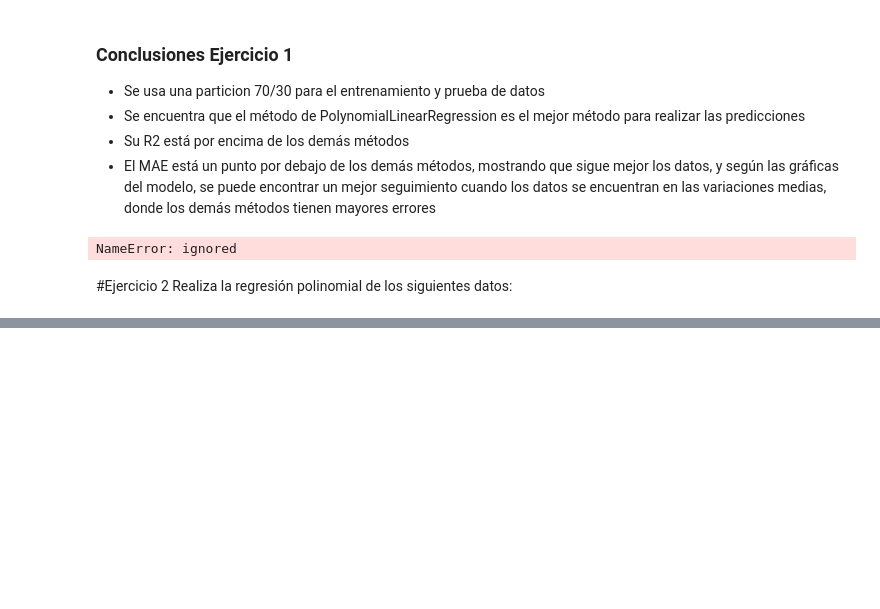
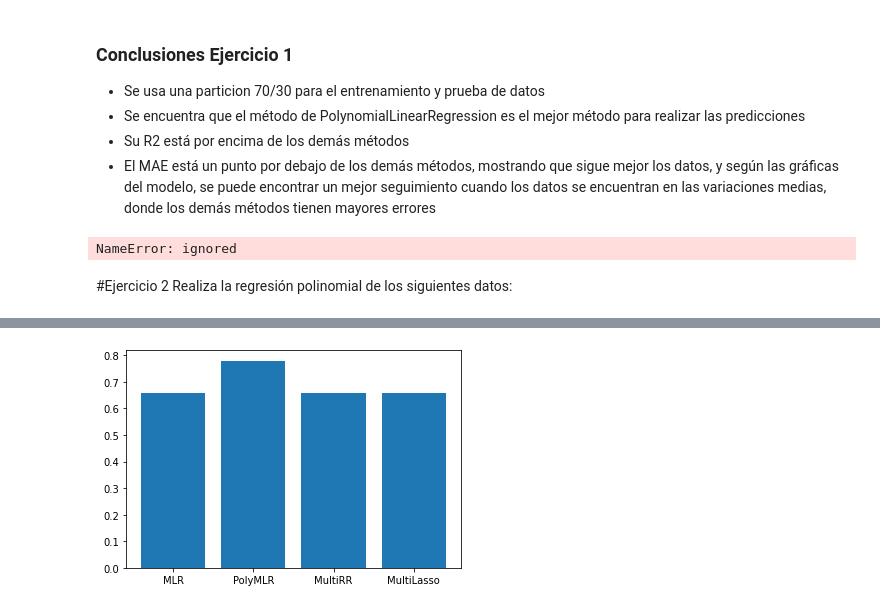
Before and after one commit to PosgradoMNA/actividades-de-aprendizaje-ajuarezjc, a Jupyter notebook: RegresionLinearPolinomial_A01168444.ipynb, the cells around one changed output, grey strips where cells are left out. Cells and saved outputs as stored; diff of their text form; code cells hidden in the pictures; blank space fills up the shorter version.

```diff
--- a/RegresionLinearPolinomial_A01168444.ipynb
+++ b/RegresionLinearPolinomial_A01168444.ipynb
@@ -559,0 +717,26 @@ print(f'Tamaño del X_test: {X_test.shape}')
+# %%
+# Code for Lasso
+
+mlasso = Lasso(alpha=1, fit_intercept=True)
+mlasso.fit(X_train, y_train)
+
+y_hat_mlasso = mlasso.predict(X_test)
+
+mae_mlasso = metrics.mean_absolute_error(y_test, y_hat_mlasso)
+r2_mlasso = metrics.r2_score(y_test, y_hat_mlasso)
+
+print("Errors for Lasso")
+print("MAE for Lasso", mae_mlasso)
+print("R2 for Lasso", r2_mlasso)
+
+mae_mul_list.append(mae_mlasso)
+r2_mul_list.append(r2_mlasso)
+
+print("Equation for Lasso")
+mlasso_coefs = mlasso.coef_
+mlasso_inter = mlasso.intercept_
+eq_mlasso = ""
+for (i, coef) in enumerate(mlasso_coefs):
+  eq_mlasso += "{}*X{} + ".format(np.round(coef,2),i+1)
+eq_mlasso += "{}".format(np.round(mlasso_inter[0],2))
+print(eq_mlasso)
@@ -559,0 +749,8 @@ print(f'Tamaño del X_test: {X_test.shape}')
+# %%
+# Code for R2 Graphs
+
+names = ["MLR","PolyMLR","MultiRR","MultiLasso"]
+plt.bar(names,r2_mul_list)
+plt.show()
+# %% [output]
+[figure, added]
```
Also changed, not shown: parts of 15 cells of this notebook.
